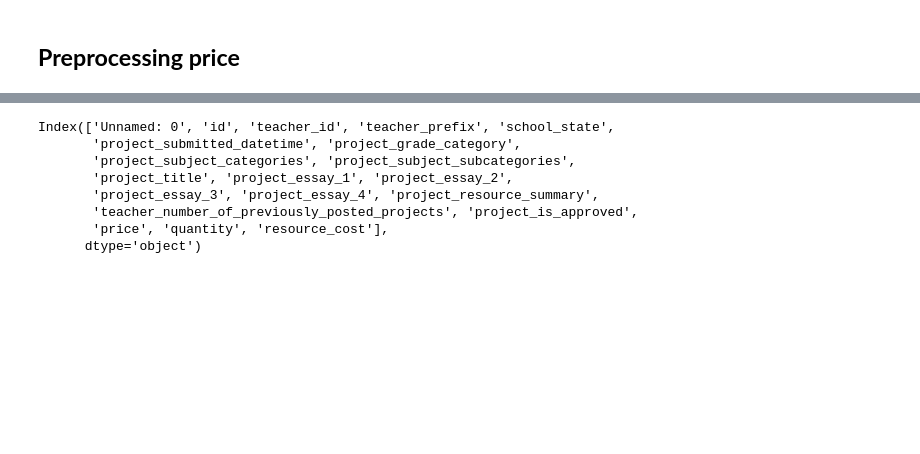
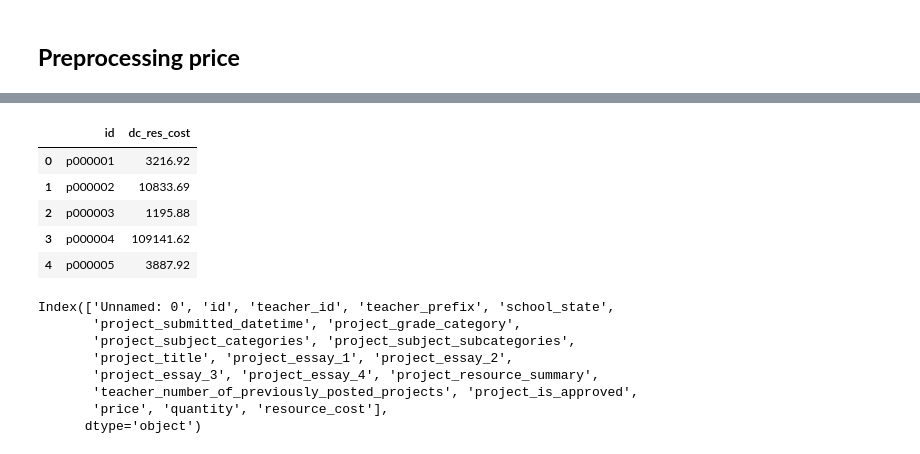
Before and after one commit to arutraj/ML_Basics, a Jupyter notebook: Rajavel_Sethupathi_DonorsChoose.ipynb, the cells around one changed output, grey strips where cells are left out. Drawn from its saved outputs; the diff is of its cells as text; code cells hidden in the pictures; blank space fills up the shorter version.

```diff
--- a/Rajavel_Sethupathi_DonorsChoose.ipynb
+++ b/Rajavel_Sethupathi_DonorsChoose.ipynb
@@ -473,3 +480,14 @@ price_data.head(2)
+# %%
+# keeping just the new cost column
+dc_res_price_data = dc_res_price_data.drop(['price','quantity'], axis =1)
+dc_res_price_data.head()
+# %% [output]
+|  | id | dc_res_cost |
+| 0 | p000001 | 3216.92 |
+| 1 | p000002 | 10833.69 |
+| 2 | p000003 | 1195.88 |
+| 3 | p000004 | 109141.62 |
+| 4 | p000005 | 3887.92 |
 # %%
 train_data_original = pd.merge(dc_train_data, price_data, on='id', how='left')
 train_data_original['resource_cost'].head()
```
Also changed, not shown: parts of 6 cells of this notebook.
